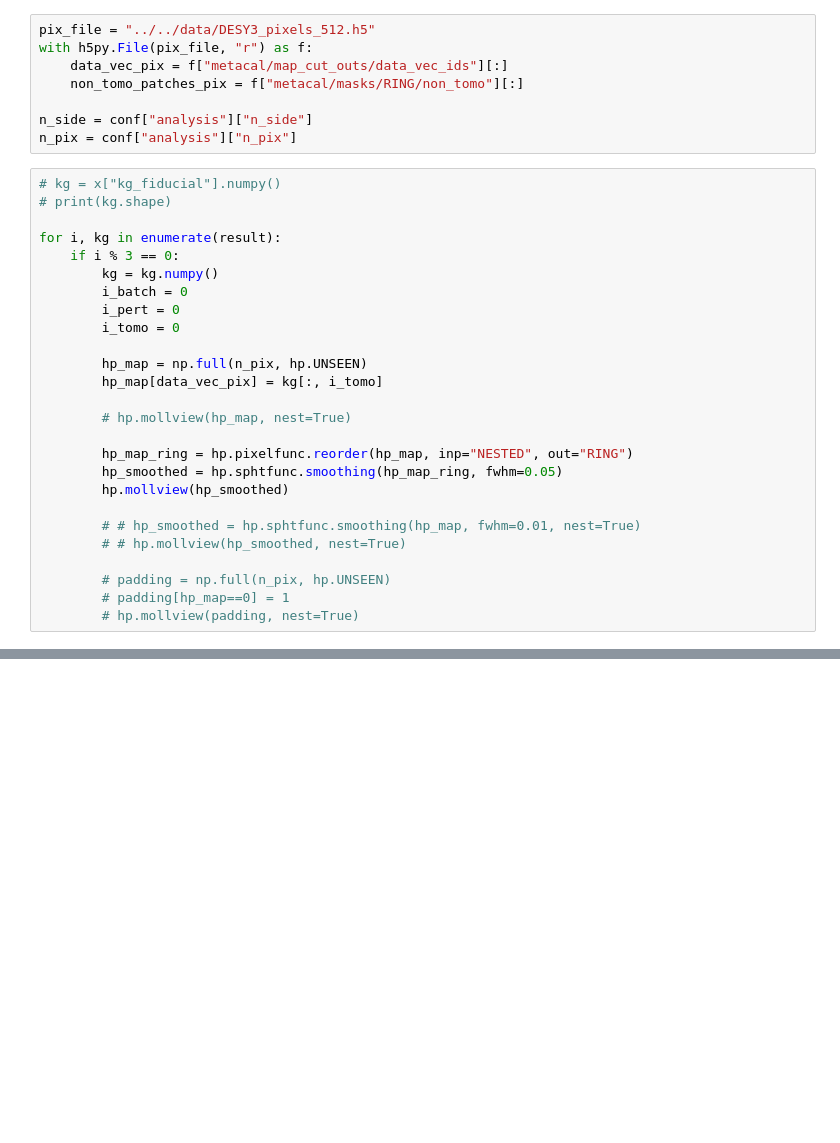
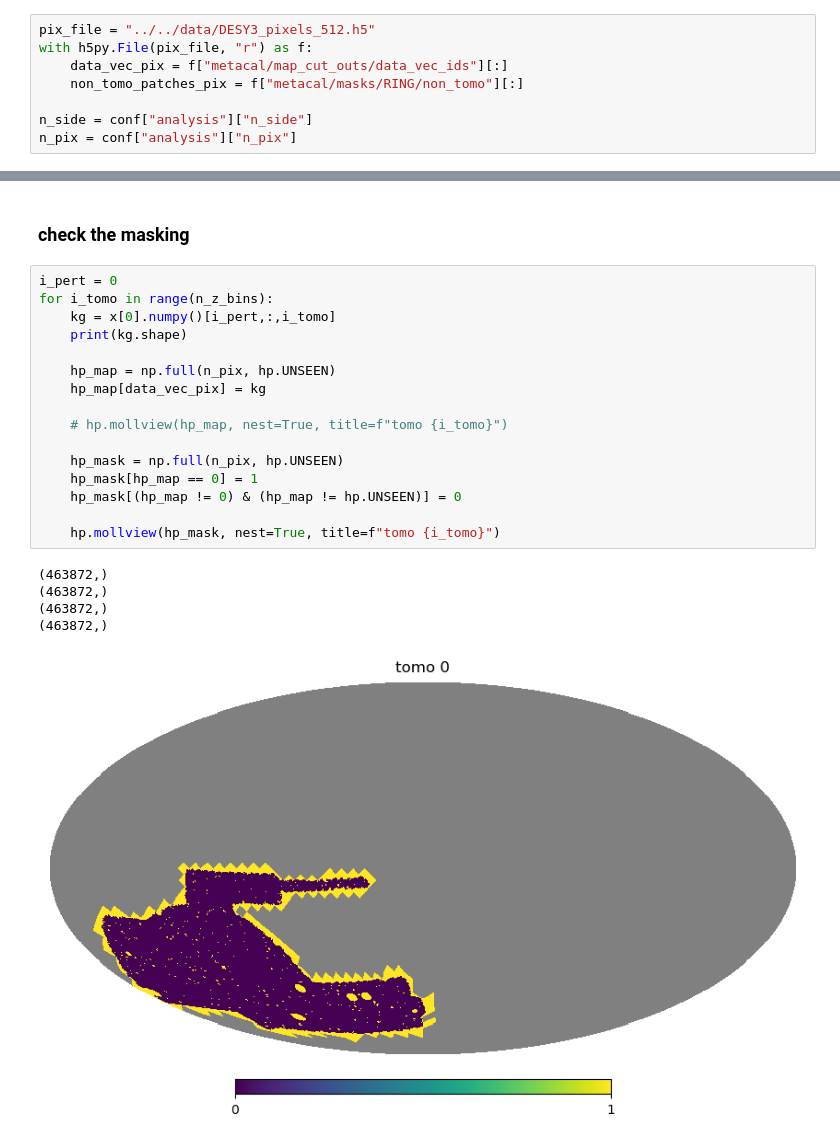
Before and after one commit to des-science/multiprobe-simulation-forward-model, a Jupyter notebook: notebooks/fiducial_pipeline/fiducial_pipeline.ipynb, the cells around one changed output, grey strips where cells are left out. Cells and saved outputs as stored; diff of their text form; blank space fills up the shorter version.

```diff
--- a/notebooks/fiducial_pipeline/fiducial_pipeline.ipynb
+++ b/notebooks/fiducial_pipeline/fiducial_pipeline.ipynb
@@ -124,29 +183,3 @@ with h5py.File(pix_file, "r") as f:
 
 n_side = conf["analysis"]["n_side"]
 n_pix = conf["analysis"]["n_pix"]
-# %%
-# kg = x["kg_fiducial"].numpy()
-# print(kg.shape)
-
-for i, kg in enumerate(result):
-    if i % 3 == 0:
-        kg = kg.numpy()
-        i_batch = 0
-        i_pert = 0
-        i_tomo = 0
-
-        hp_map = np.full(n_pix, hp.UNSEEN)
-        hp_map[data_vec_pix] = kg[:, i_tomo]
-
-        # hp.mollview(hp_map, nest=True)
-
-        hp_map_ring = hp.pixelfunc.reorder(hp_map, inp="NESTED", out="RING")
-        hp_smoothed = hp.sphtfunc.smoothing(hp_map_ring, fwhm=0.05)
-        hp.mollview(hp_smoothed)
-
-        # # hp_smoothed = hp.sphtfunc.smoothing(hp_map, fwhm=0.01, nest=True)
-        # # hp.mollview(hp_smoothed, nest=True)
-
-        # padding = np.full(n_pix, hp.UNSEEN)
-        # padding[hp_map==0] = 1
-        # hp.mollview(padding, nest=True)
@@ -160,0 +186,24 @@ for i, kg in enumerate(result):
+# %% [markdown]
+### check the masking
+# %%
+i_pert = 0
+for i_tomo in range(n_z_bins):
+    kg = x[0].numpy()[i_pert,:,i_tomo]
+    print(kg.shape)
+
+    hp_map = np.full(n_pix, hp.UNSEEN)
+    hp_map[data_vec_pix] = kg
+
+    # hp.mollview(hp_map, nest=True, title=f"tomo {i_tomo}")
+
+    hp_mask = np.full(n_pix, hp.UNSEEN)
+    hp_mask[hp_map == 0] = 1
+    hp_mask[(hp_map != 0) & (hp_map != hp.UNSEEN)] = 0
+
+    hp.mollview(hp_mask, nest=True, title=f"tomo {i_tomo}")
+# %% [output]
+(463872,)
+(463872,)
+(463872,)
+(463872,)
+[figure, added]
```
Also changed, not shown: parts of 25 cells of this notebook.
